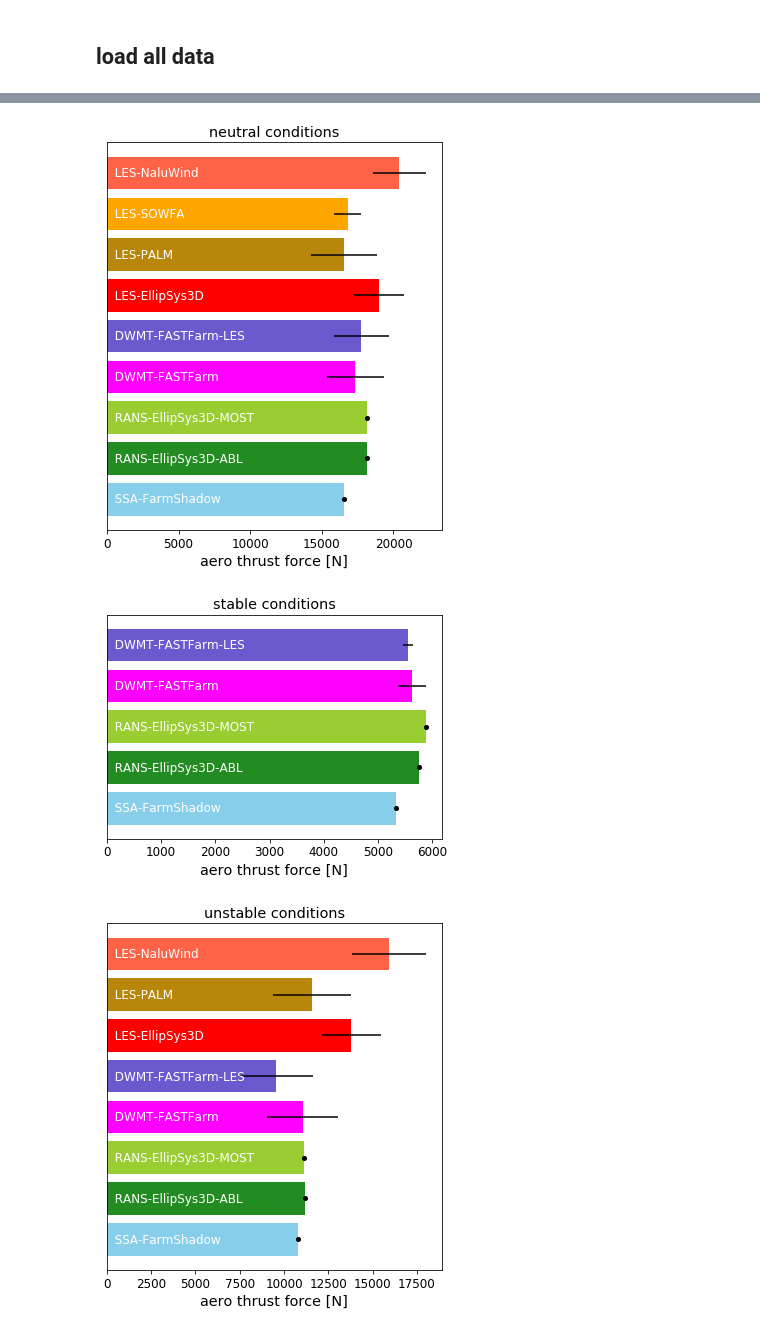
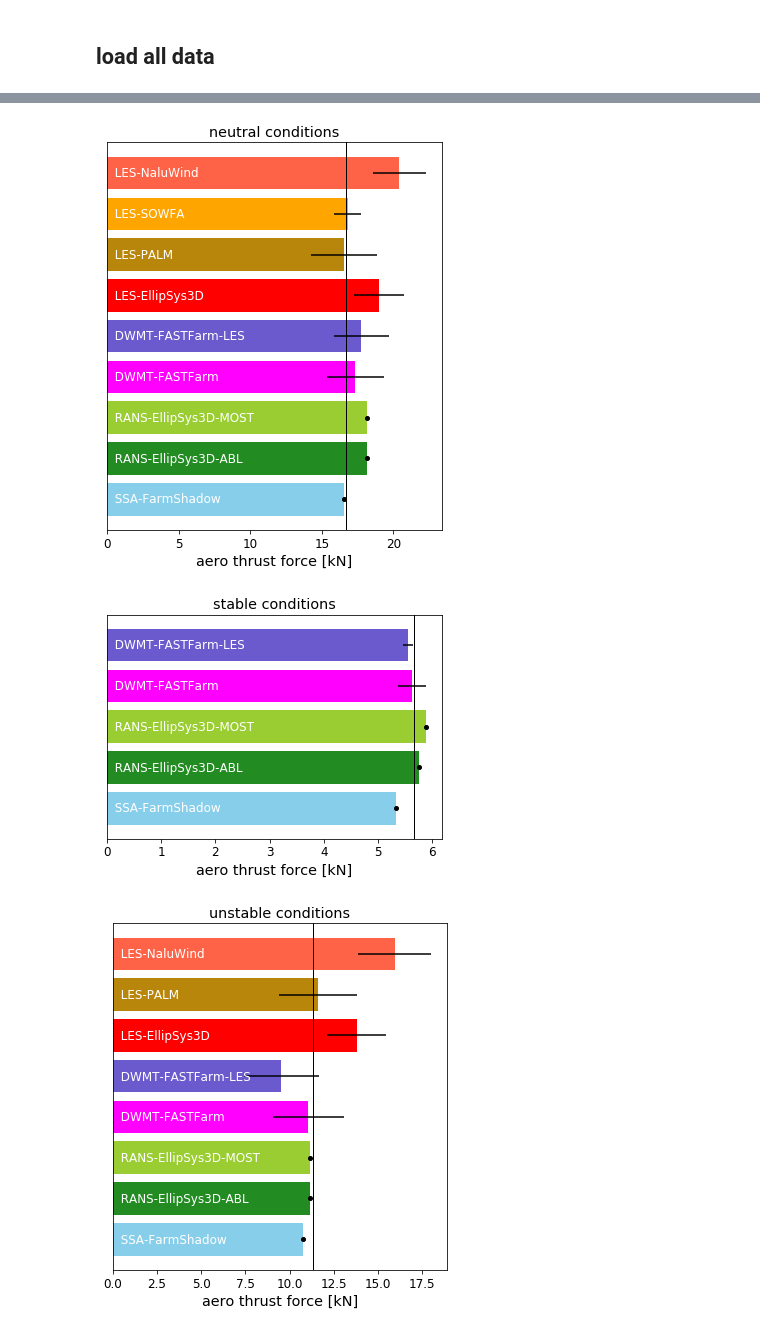
Before and after one commit to NREL/wakebench_swift, a Jupyter notebook: code/turbine_processing/2-compare_turbine_models.ipynb, the cells around one changed output, grey strips where cells are left out. Drawn from its saved outputs; the diff is of its cells as text; code cells hidden in the pictures.

```diff
--- a/code/turbine_processing/2-compare_turbine_models.ipynb
+++ b/code/turbine_processing/2-compare_turbine_models.ipynb
@@ -69,0 +87,11 @@ GenEff = 0.96349  # for converting from rotor power to generator power
+# %%
+ofref = pd.read_csv(refaero,delim_whitespace=True).set_index('WS_[m/s]')
+# %%
+ref_power = {}
+ref_thrust = {}
+Pfun = interp1d(ofref.index, ofref['GenPower_[kW]'])
+Tfun = interp1d(ofref.index, ofref['AeroThrust_[kN]'])
+for case,Uref in velocity.items():
+    # scale OpenFAST calculated power/thrust by the density
+    ref_power[case] = Pfun(Uref) * density[case]/refdensity
+    ref_thrust[case] = Tfun(Uref) * density[case]/refdensity
@@ -208,3 +245,6 @@ refdata = {
+# %%
+plot_openfast_power = True
+plot_openfast_thrust = True
 # %%
 # label properties
 indent = '  '
@@ -249,6 +289,9 @@ for case in cases:
     ax.axvline(refmean, color='k', ls='--')
     ax.axvspan(refmean-referr, refmean+referr, color='0.5', alpha=0.3)
 
+    if plot_openfast_power:
+        ax.axvline(ref_power[case], color='k', lw=1)
+
     # axes formatting
     ax.tick_params(axis='y',width=0,labelleft=False)
     ax.tick_params(labelsize='large')
@@ -297,8 +340,8 @@ for case in cases:
                 data = turbinedata[case][name]
                 if data[0].index.name == 'time_[s]':
                     # list of time histories of all quantities
-                    mean = np.mean([df[output].mean() for df in data])  # mean of means
-                    err = np.mean([df[output].std() for df in data])  # mean of stdevs
+                    mean = np.mean([df[output].mean()/1000 for df in data])  # mean of means
+                    err = np.mean([df[output].std()/1000 for df in data])  # mean of stdevs
                     if np.isfinite(mean):
                         ax.barh(irow, mean, xerr=err, color=colors[name])
                         ax.text(0,irow, indent+final_labels[name], color='w',
@@ -308,7 +351,7 @@ for case in cases:
                         print('  ***time-accurate thrust data unavailable***')
                 else:
                     # list of steady-state results
-                    data = [df.loc[output] for df in data]
+                    data = [df.loc[output]/1000 for df in data]
                     mean = np.mean(data)
                     if np.isfinite(mean):
                         ax.barh(irow, mean, color=colors[name])
@@ -324,12 +367,15 @@ for case in cases:
 #     referr = refdata[case].loc[output]['stdev']
 #     ax.axvline(refmean, color='k', ls='--')
 #     ax.axvspan(refmean-referr, refmean+referr, color='0.5', alpha=0.3)
+    if plot_openfast_thrust:
+        ax.axvline(ref_thrust[case], color='k', lw=1)
 
     # axes formatting
     ax.tick_params(axis='y',width=0,labelleft=False)
     ax.tick_params(labelsize='large')
     ax.set_ylim((-0.75,irow-0.25))
-    ax.set_xlabel(output.replace('_',' '), fontsize='x-large')
+    #ax.set_xlabel(output.replace('_',' '), fontsize='x-large')
+    ax.set_xlabel(output.replace('_',' ').replace('[N]','[kN]'), fontsize='x-large')
     ax.set_title(case+' conditions', fontsize='x-large')
 
     # adjust figure height to get bars to the same height
@@ -358,3 +404,3 @@ SNL_MANIACI_LES unstable 15933.373278218778
-[figure, old version]
+[figure, new version]
-[figure, old version]
+[figure, new version]
-[figure, old version]
+[figure, new version]
```
Also changed, not shown: parts of 7 cells of this notebook.
